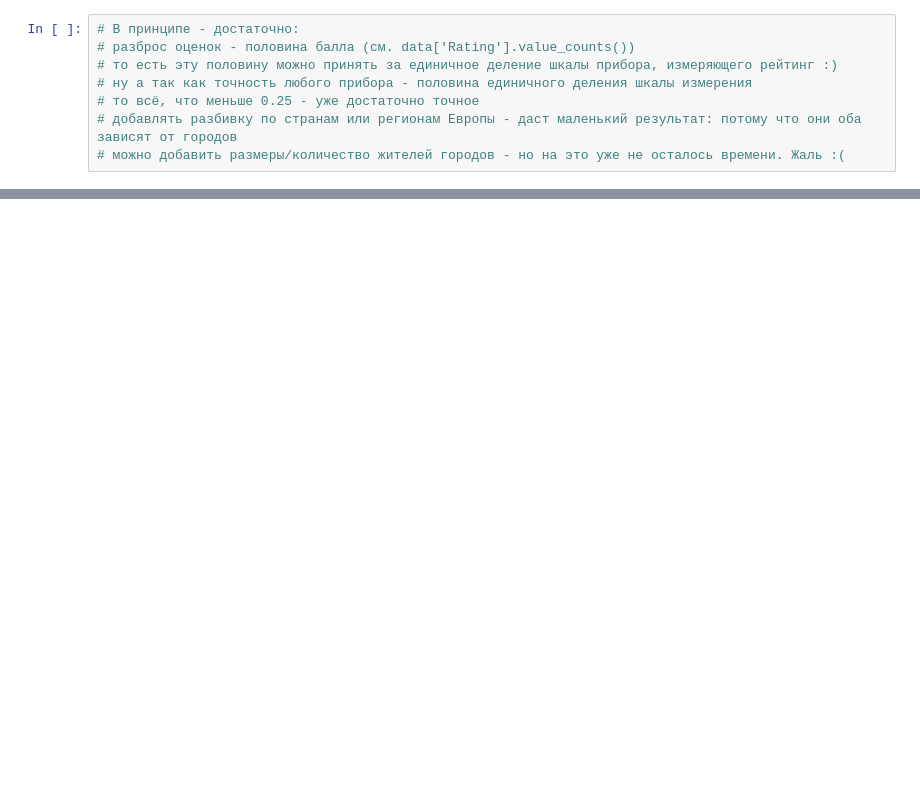
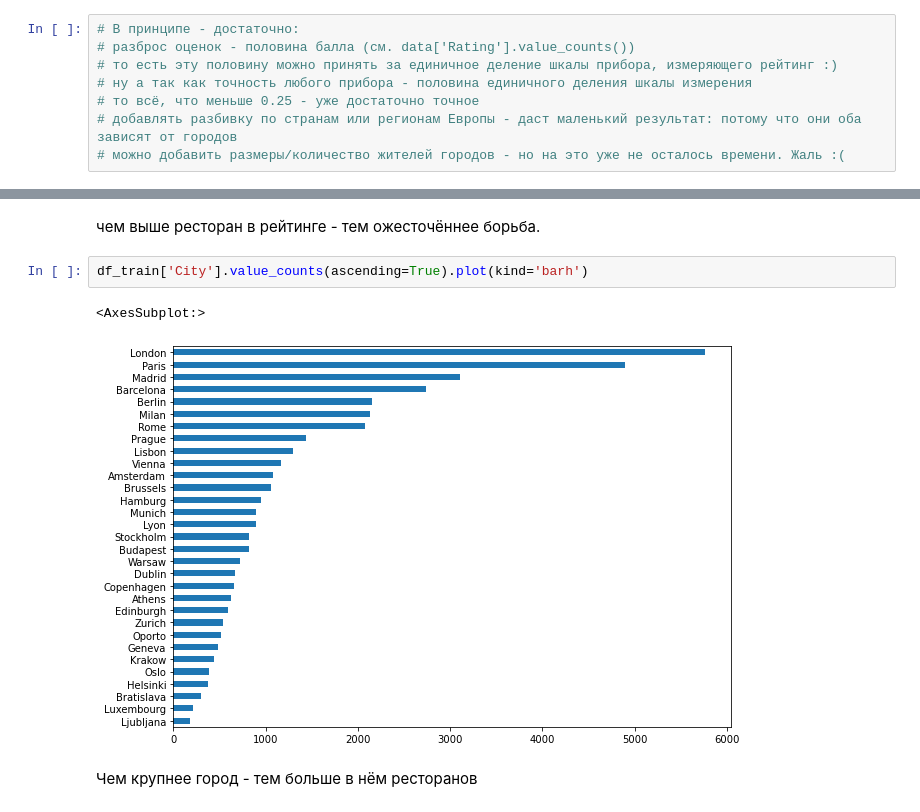
Before and after one commit to Roman-V-Safronov/module_3, a Jupyter notebook: module_3.ipynb, the cells around one changed output, grey strips where cells are left out. Cells and saved outputs as stored; diff of their text form; blank space fills up the shorter version.

```diff
--- a/module_3.ipynb
+++ b/module_3.ipynb
@@ -287,0 +309,9 @@ MAE: 0.214304
+# %% [markdown]
+чем выше ресторан в рейтинге - тем ожесточённее борьба.
+# %%
+df_train['City'].value_counts(ascending=True).plot(kind='barh')
+# %% [output]
+<AxesSubplot:>
+[figure, added]
+# %% [markdown]
+Чем крупнее город - тем больше в нём ресторанов
```
Also changed, not shown: parts of 13 cells of this notebook.
